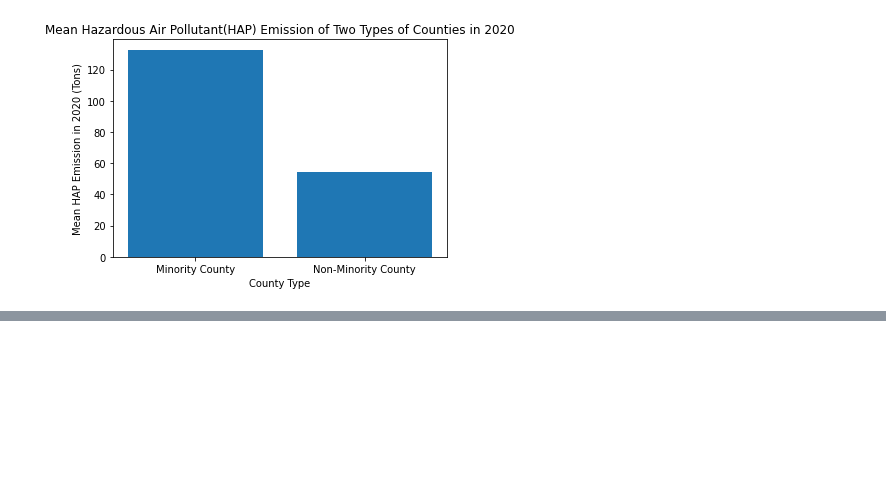
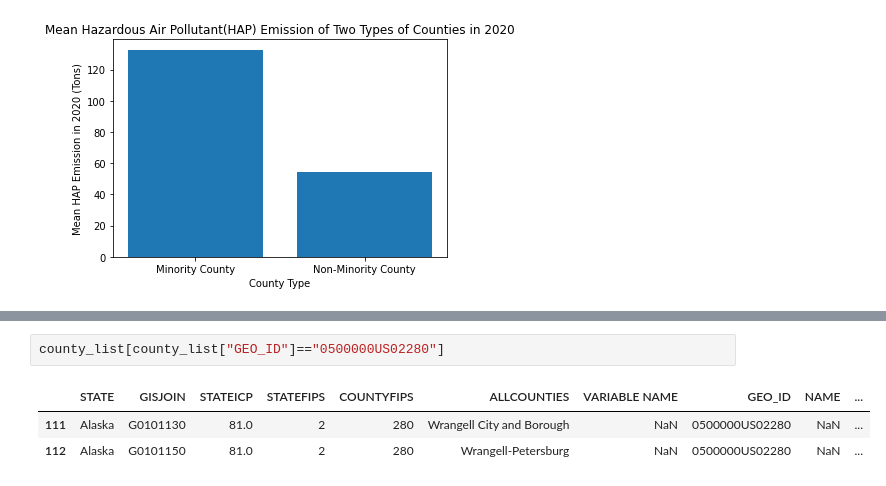
Before and after one commit to woomymichel/ENGI-E4800-Structural-Violence, a Jupyter notebook: Longyuan/project.ipynb, the cells around one changed output, grey strips where cells are left out. Drawn from its saved outputs; the diff is of its cells as text; blank space fills up the shorter version.

```diff
--- a/Longyuan/project.ipynb
+++ b/Longyuan/project.ipynb
@@ -344,0 +318,6 @@ Text(0, 0.5, 'Emissions (Tons) of HAP in 2020')
+# %%
+county_list[county_list["GEO_ID"]=="0500000US02280"]
+# %% [output]
+|  | STATE | GISJOIN | STATEICP | STATEFIPS | COUNTYFIPS | ALLCOUNTIES | VARIABLE NAME | GEO_ID | NAME | ... |
+| 111 | Alaska | G0101130 | 81.0 | 2 | 280 | Wrangell City and Borough | NaN | 0500000US02280 | NaN | ... |
+| 112 | Alaska | G0101150 | 81.0 | 2 | 280 | Wrangell-Petersburg | NaN | 0500000US02280 | NaN | ... |
```
Also changed, not shown: parts of 35 cells of this notebook.
